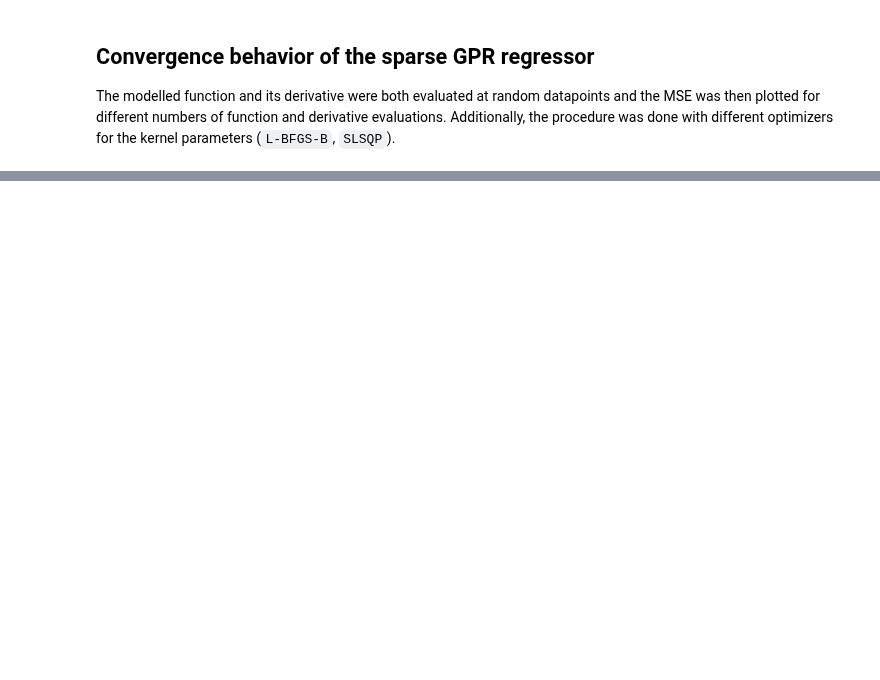
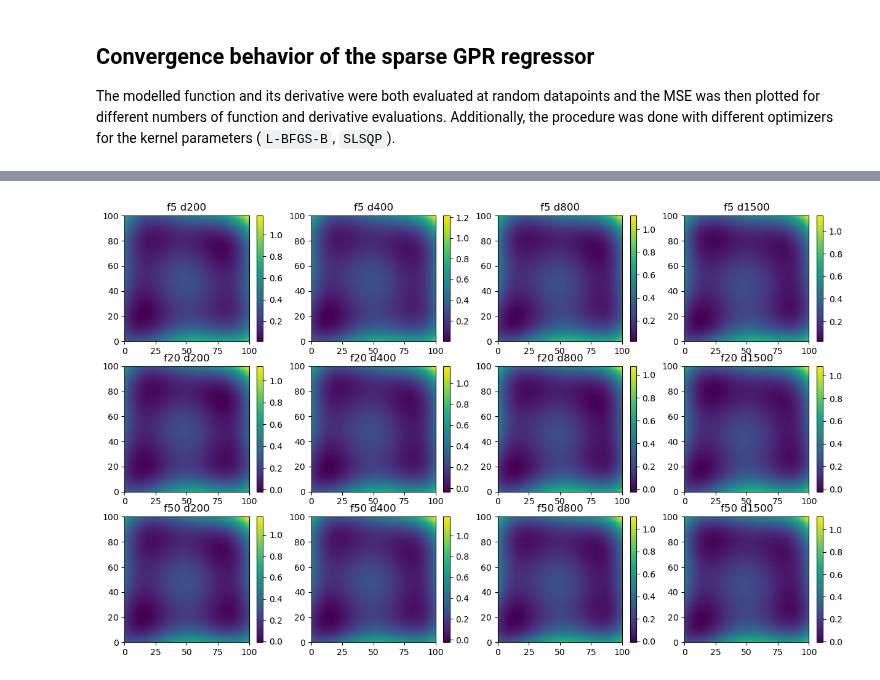
Before and after one commit to LukasEin/jaxgp, a Jupyter notebook: convergence_plot_him_sparse.ipynb, the cells around one changed output, grey strips where cells are left out. Drawn from its saved outputs; the diff is of its cells as text; code cells hidden in the pictures; blank space fills up the shorter version.

```diff
--- a/convergence_plot_him_sparse.ipynb
+++ b/convergence_plot_him_sparse.ipynb
@@ -19,5 +14,6 @@ ran = (jnp.array([-5.0,5.0]), jnp.array([-5.0,5.0]))
 
 in_dir = "./data_files/different_number_of_datapoints/non-ext"
 
-f_vals = [1, 5, 20, 50]
-d_vals = [5, 20, 50, 100, 200, 400, 800, 1500, 2000]
+# f_vals = [1, 5, 20, 50]
+f_vals = [5, 20, 50]
+d_vals = [200, 400, 800, 1500]
@@ -42,0 +61,18 @@ NameError: name 'jnp' is not defined
+# %%
+# f_vals = [1, 5, 20, 50]
+# d_vals = [200, 400, 800, 1500]
+optimizer = "L-BFGS-B"
+# optimizer = "SLSQP"
+
+fig, ax = plt.subplots(len(f_vals),len(d_vals), figsize=(15,9))
+
+for i,num_f_vals in enumerate(f_vals):
+    for j,num_d_vals in enumerate(d_vals):
+        means = jnp.load(f"{in_dir}/him_f{num_f_vals}d{num_d_vals}means{optimizer}.npz")
+        mean = means["arr_0"]
+
+        ax[i,j].set_title(f"f{num_f_vals} d{num_d_vals}")
+        im = ax[i,j].pcolormesh(mean.reshape(100,100))
+        fig.colorbar(im, ax=ax[i,j])
+# %% [output]
+[figure, added]
```
Also changed, not shown: parts of 4 cells of this notebook, 2 other files.
